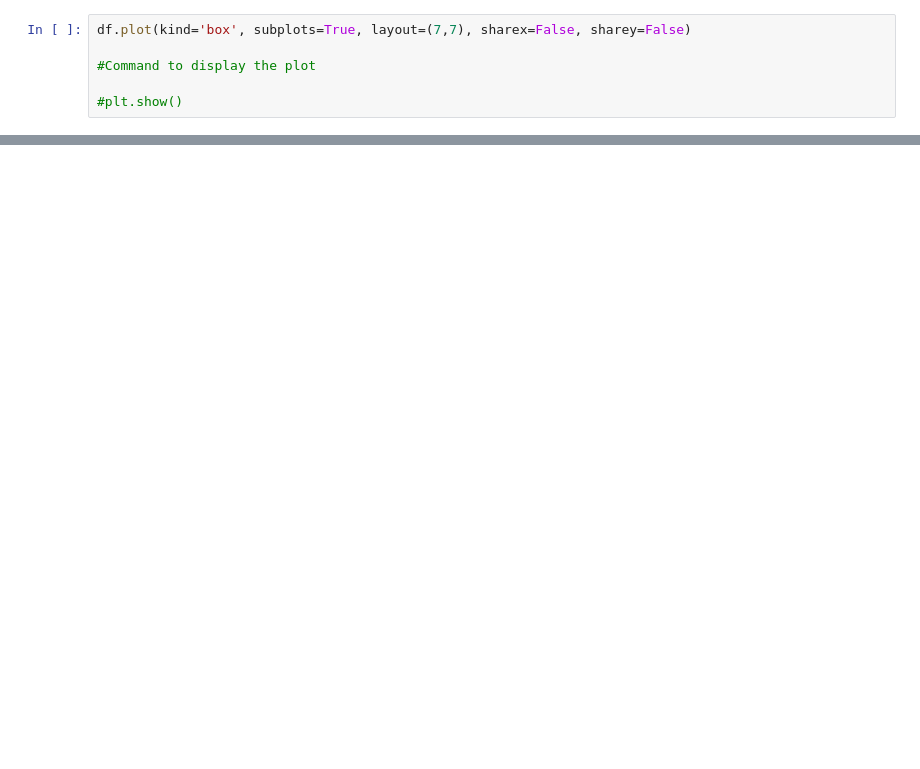
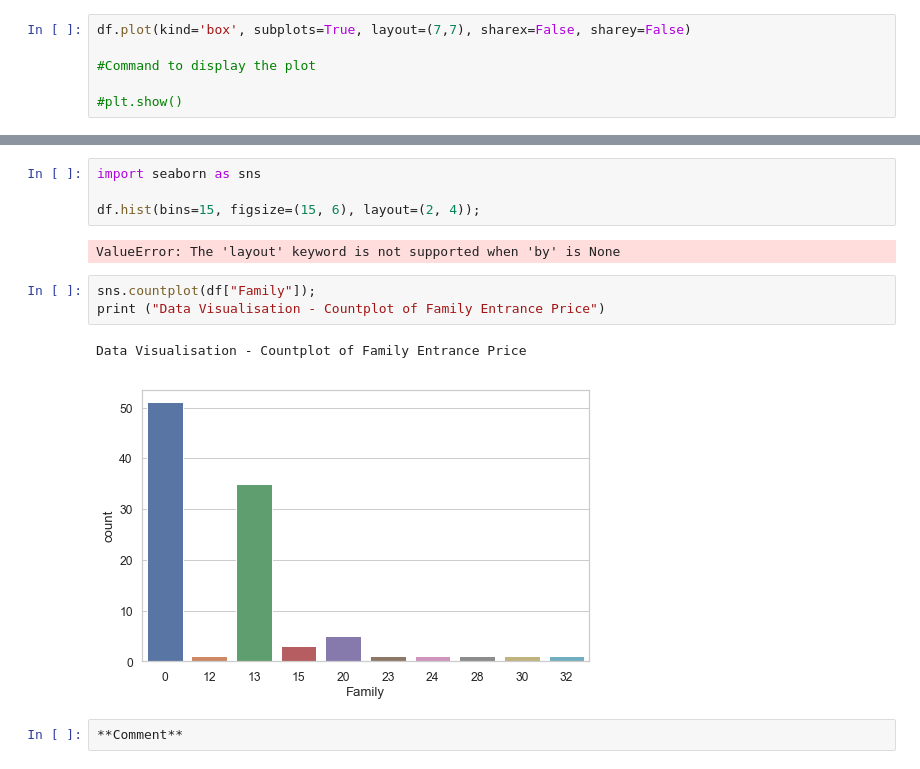
Before and after one commit to ClodaghMurphy/ProgDA_ProjectDec2019, a Jupyter notebook: ProgDA_ProjectDec2019.ipynb, the cells around one changed output, grey strips where cells are left out. Cells and saved outputs as stored; diff of their text form; blank space fills up the shorter version.

```diff
--- a/ProgDA_ProjectDec2019.ipynb
+++ b/ProgDA_ProjectDec2019.ipynb
@@ -575,0 +557,14 @@ sns.jointplot(x="Region", y="2015 Visitor Numbers", data=df);
+# %%
+import seaborn as sns
+
+df.hist(bins=15, figsize=(15, 6), layout=(2, 4));
+# %% [output]
+ValueError: The 'layout' keyword is not supported when 'by' is None
+# %%
+sns.countplot(df["Family"]);
+print ("Data Visualisation - Countplot of Family Entrance Price")
+# %% [output]
+Data Visualisation - Countplot of Family Entrance Price
+[figure, added]
+# %%
+**Comment**
```
Also changed, not shown: parts of 22 cells of this notebook, 1 other file.
